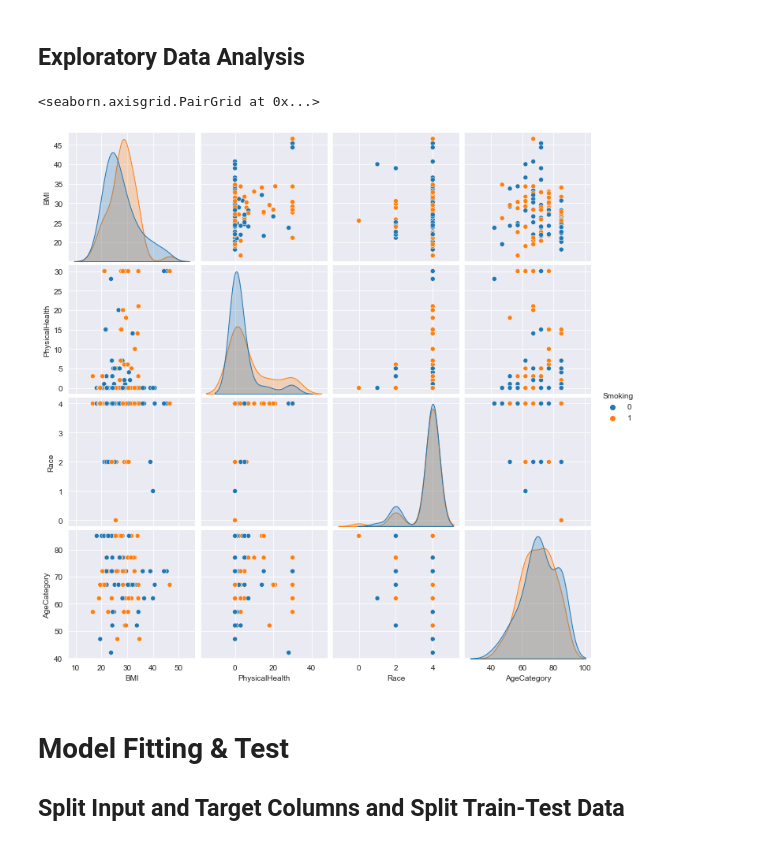
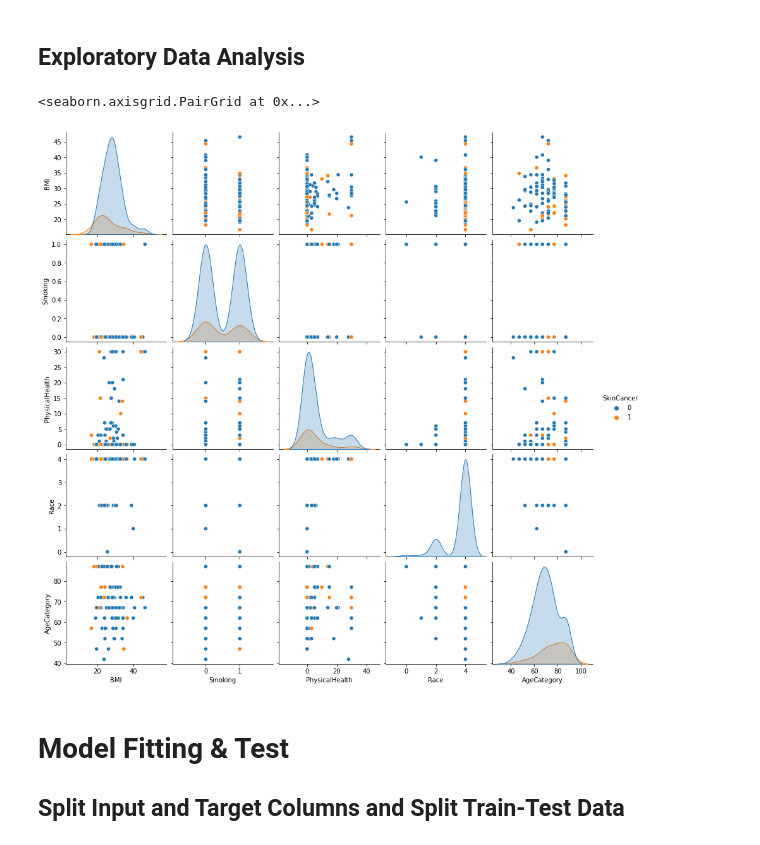
Before and after one commit to errhythm/BRACU_CSE438, a Jupyter notebook: Assignment 1/Decision Tree.ipynb, the cells around one changed output. Saved outputs shown, nothing was run; the diff lists cells and outputs as text; code cells hidden in the pictures.

```diff
--- a/Assignment 1/Decision Tree.ipynb
+++ b/Assignment 1/Decision Tree.ipynb
@@ -26,7 +26,7 @@ df=df.head(100) #Select first 100 rows
 ## Select the given attributes
 # %%
 #BMI, Smoking, PhysicalHealth, Race, Age
-df = df[['BMI', 'Smoking', 'PhysicalHealth', 'Race', 'AgeCategory']]
+df = df[['BMI', 'Smoking', 'PhysicalHealth', 'Race', 'AgeCategory', 'SkinCancer']]
 
 df
 # %% [output]
@@ -83,7 +84,4 @@ for i in df['AgeCategory']:
     elif i == '75-79':
         df['AgeCategory'] = df['AgeCategory'].replace(['75-79'], 77)
     elif i == '80 or older':
-        df['AgeCategory'] = df['AgeCategory'].replace(['80 or older'], 85)
-
-
-df
+        df['AgeCategory'] = df['AgeCategory'].replace(['80 or older'], 87)
@@ -122,13 +106,18 @@ for i in df['Race']:
         df['Race'] = df['Race'].replace(['White'], int(4))
     elif i == 'Other':
         df['Race'] = df['Race'].replace(['Other'], int(5))
+for i in df['SkinCancer']:
+    if i == 'Yes':
+        df['SkinCancer'] = df['SkinCancer'].replace(['Yes'], int(1))
+    elif i == 'No':
+        df['SkinCancer'] = df['SkinCancer'].replace(['No'], int(0))
 # %% [markdown]
 ## Exploratory Data Analysis
 # %%
-sns.pairplot(data=df, hue = 'Smoking')
+sns.pairplot(data=df, hue = 'SkinCancer')
 # %% [output]
 <seaborn.axisgrid.PairGrid at 0x...>
-[figure, old version]
+[figure, new version]
 # %% [markdown]
 # Model Fitting & Test
 ## Split Input and Target Columns and Split Train-Test Data
```
Also changed, not shown: parts of 8 cells of this notebook, 1 other file.
